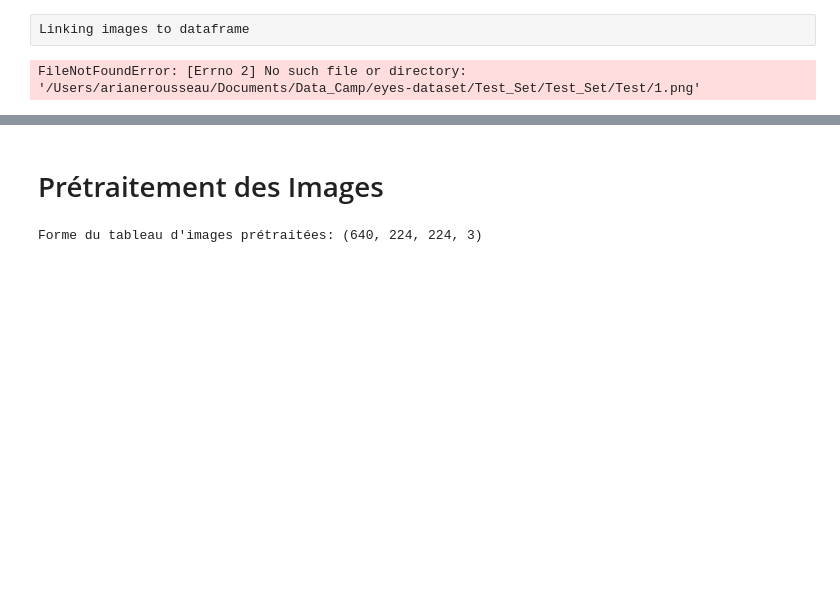
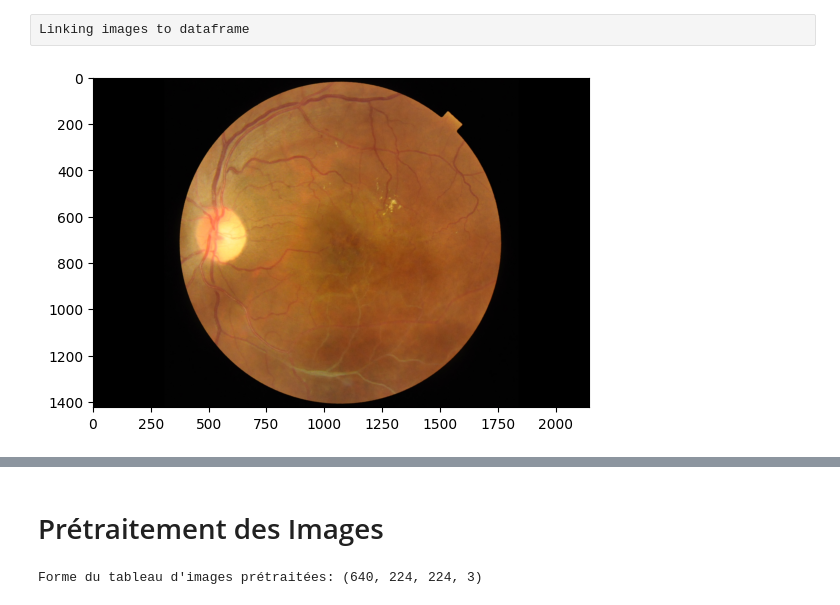
Before and after one commit to CapucineFoucher/ProjectDataCamp, a Jupyter notebook: BACK/work on dataset.ipynb, the cells around one changed output, grey strips where cells are left out. Drawn from its saved outputs; the diff is of its cells as text; code cells hidden in the pictures; blank space fills up the shorter version.

```diff
--- a/BACK/work on dataset.ipynb
+++ b/BACK/work on dataset.ipynb
@@ -136,21 +254,21 @@ Linking images to dataframe
 # %%
 # Créez une liste pour stocker les images
 images = []
 
 # Load and store all images
 for ID in df_test['ID']:
-    image_test_path = os.path.join('/Users/arianerousseau/Documents/Data_Camp/eyes-dataset/Test_Set/Test_Set/Test', f'{ID}.png')
+    image_test_path = os.path.join('Test_Set/Test_Set/Test', f'{ID}.png')
     image = Image.open(image_test_path)
     images.append(image)
 
 # Choose the image index you want to display
 image_index = 2  # Change the index as needed
 
 # Display the chosen image
 plt.imshow(images[image_index-1])
 plt.show()
 # %% [output]
-FileNotFoundError: [Errno 2] No such file or directory: '/Users/arianerousseau/Documents/Data_Camp/eyes-dataset/Test_Set/Test_Set/Test/1.png'
+[figure, added]
 # %%
 #code pour tester tensorflow
 import tensorflow as tf
```
Also changed, not shown: parts of 25 cells of this notebook, 2 other files.
